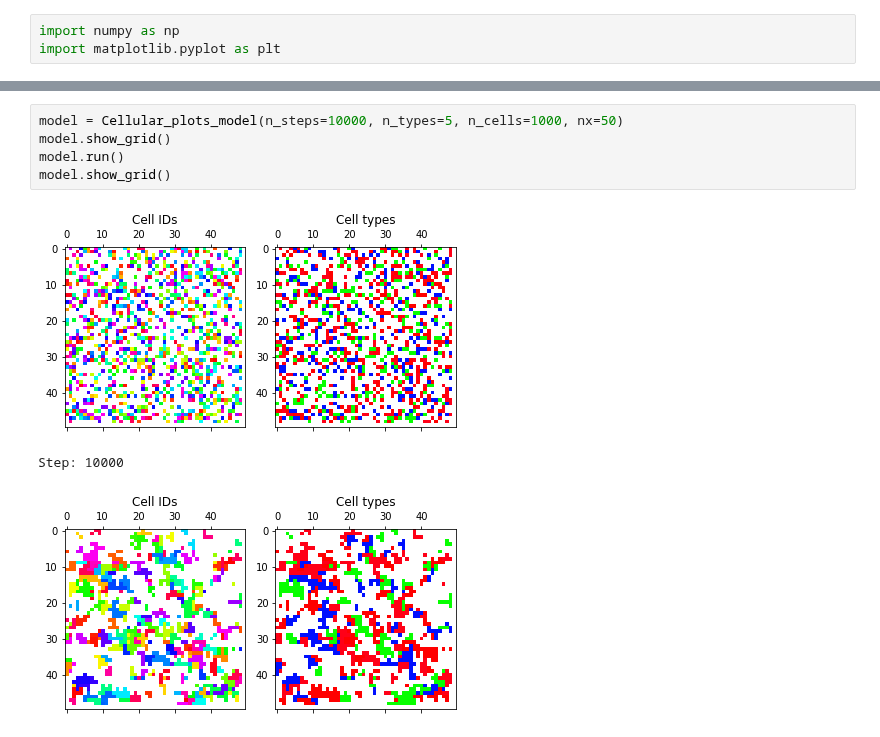
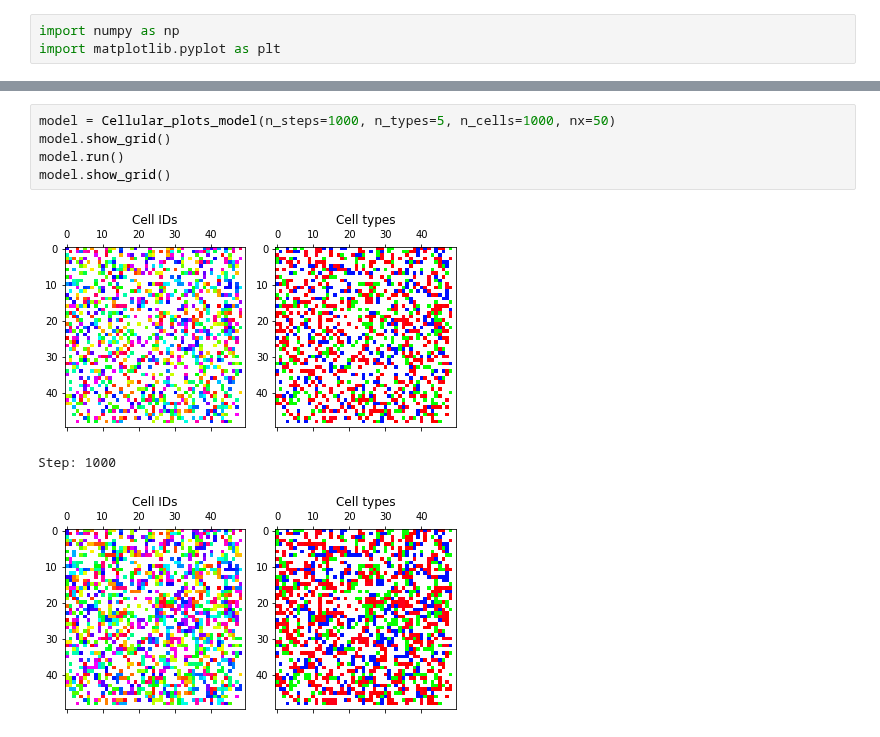
Before and after one commit to Nickvs99/ComputationalBiology, a Jupyter notebook: Set4/cellular_potts_model.ipynb, the cells around one changed output, grey strips where cells are left out. Saved outputs shown, nothing was run; the diff lists cells and outputs as text.

```diff
--- a/Set4/cellular_potts_model.ipynb
+++ b/Set4/cellular_potts_model.ipynb
@@ -168,11 +187,11 @@ class Cellular_plots_model:
         plt.tight_layout()
         plt.show()
 # %%
-model = Cellular_plots_model(n_steps=10000, n_types=5, n_cells=1000, nx=50)
+model = Cellular_plots_model(n_steps=1000, n_types=5, n_cells=1000, nx=50)
 model.show_grid()
 model.run()
 model.show_grid()
 # %% [output]
-[figure, old version]
+[figure, new version]
-Step: 10000
+Step: 1000
-[figure, old version]
+[figure, new version]
```
Also changed, not shown: parts of 1 cell of this notebook.
